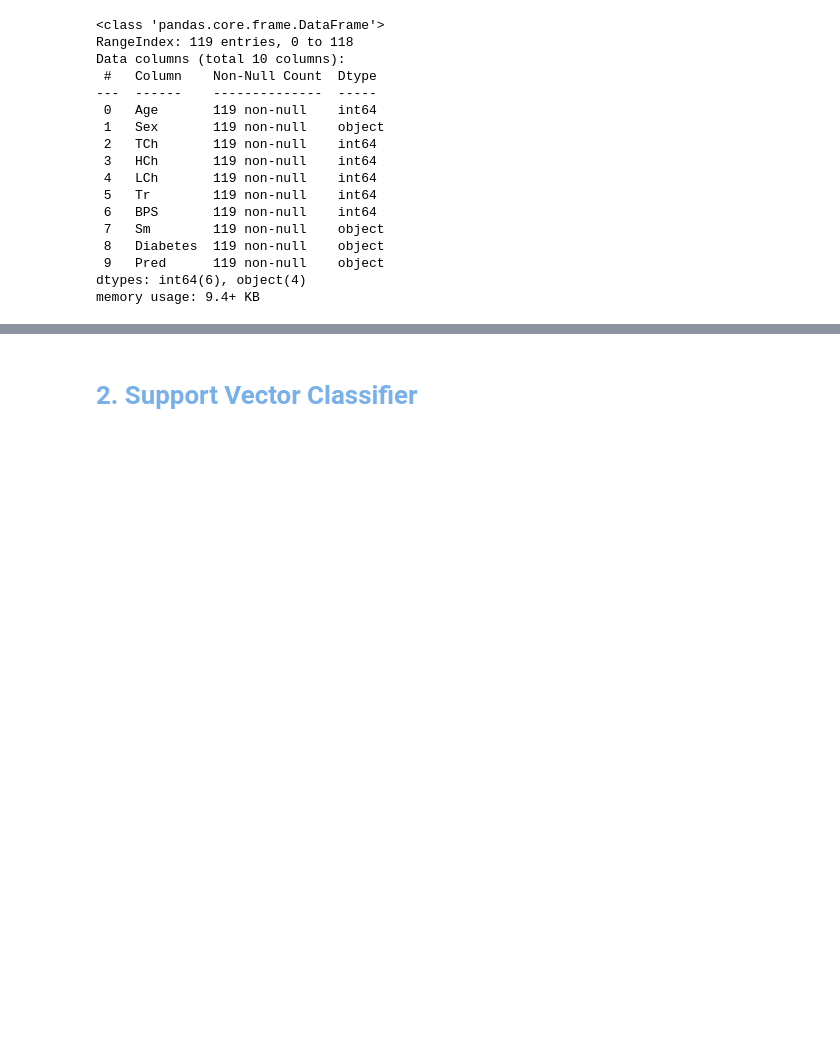
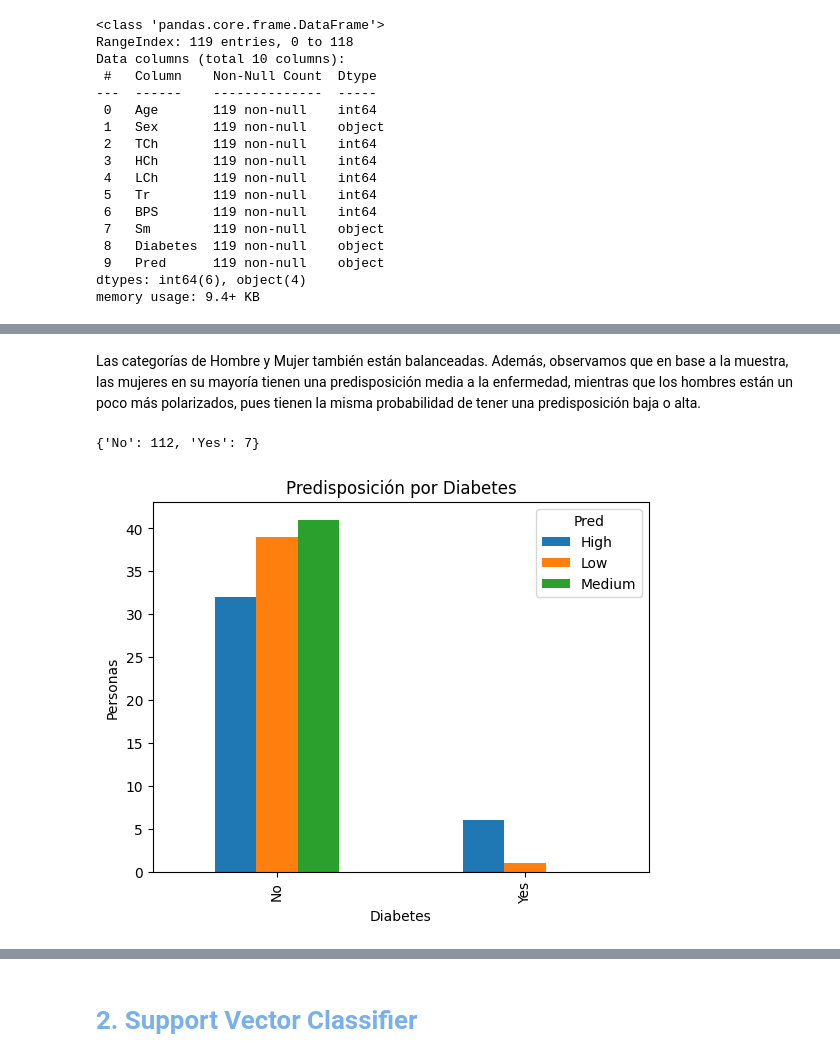
Before and after one commit to ch0fas/3erExamenEO, a Jupyter notebook: Examen3SVC.ipynb, the cells around one changed output, grey strips where cells are left out. Cells and saved outputs as stored; diff of their text form; code cells hidden in the pictures; blank space fills up the shorter version.

```diff
--- a/Examen3SVC.ipynb
+++ b/Examen3SVC.ipynb
@@ -74,0 +104,7 @@ Tenemos 6 features numéricas y 3 features categóricas (sex, smoking y diabetes
+# %% [markdown]
+Las categorías de Hombre y Mujer también están balanceadas. Además, observamos que en base a la muestra, las mujeres en su mayoría tienen una predisposición media a la enfermedad, mientras que los hombres están un poco más polarizados, pues tienen la misma probabilidad de tener una predisposición baja o alta.
+# %%
+grafica_cualitativa(df.Diabetes, 'Diabetes')
+# %% [output]
+{'No': 112, 'Yes': 7}
+[figure, added]
```
Also changed, not shown: parts of 23 cells of this notebook.
